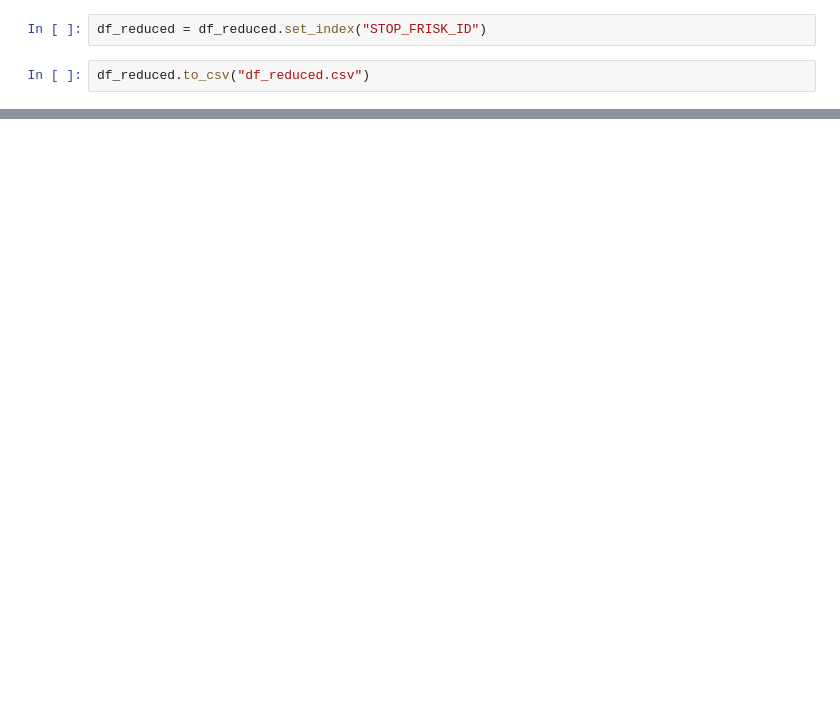
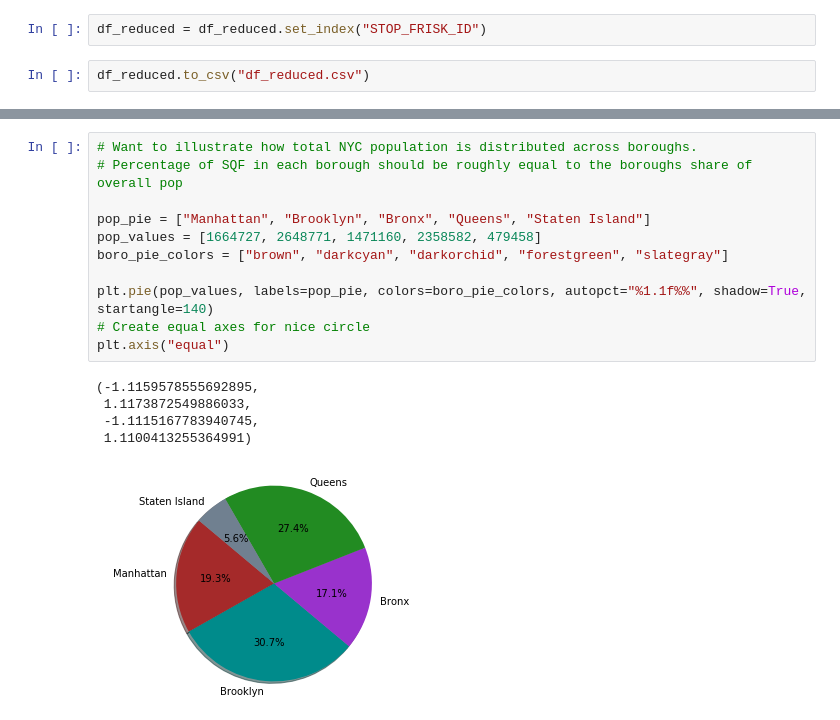
Before and after one commit to rachaelcamick/groupproject_sqf, a Jupyter notebook: rachael_cleaner_dataframe.ipynb, the cells around one changed output, grey strips where cells are left out. Drawn from its saved outputs; the diff is of its cells as text; blank space fills up the shorter version.

Commit message:
second pie chart

```diff
--- a/rachael_cleaner_dataframe.ipynb
+++ b/rachael_cleaner_dataframe.ipynb
@@ -112,0 +115,17 @@ plt.axis("equal")
+# %%
+# Want to illustrate how total NYC population is distributed across boroughs.
+# Percentage of SQF in each borough should be roughly equal to the boroughs share of overall pop
+
+pop_pie = ["Manhattan", "Brooklyn", "Bronx", "Queens", "Staten Island"]
+pop_values = [1664727, 2648771, 1471160, 2358582, 479458]
+boro_pie_colors = ["brown", "darkcyan", "darkorchid", "forestgreen", "slategray"]
+
+plt.pie(pop_values, labels=pop_pie, colors=boro_pie_colors, autopct="%1.1f%%", shadow=True, startangle=140)
+# Create equal axes for nice circle
+plt.axis("equal")
+# %% [output]
+(-1.1159578555692895,
+ 1.1173872549886033,
+ -1.1115167783940745,
+ 1.1100413255364991)
+[figure, added]
```
Also changed, not shown: parts of 10 cells of this notebook, 1 other file.
